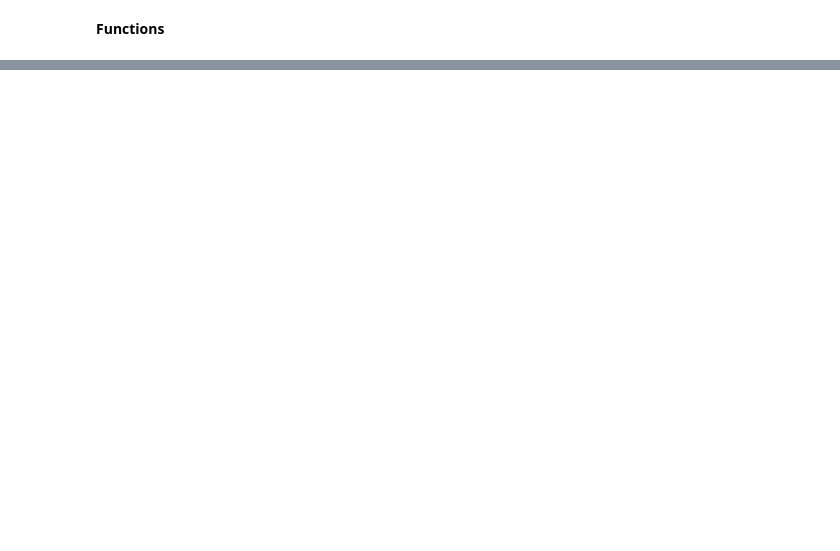
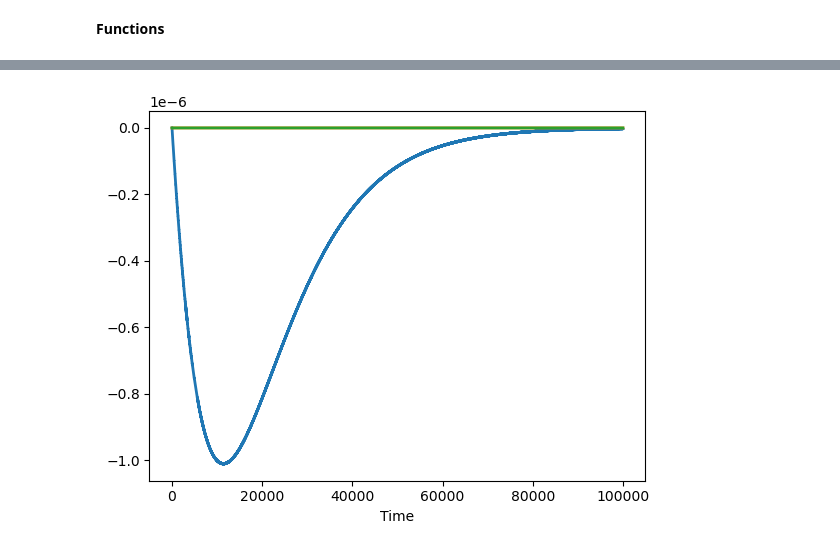
Before and after one commit to kolekeita/Project_article_Okaingny, a Jupyter notebook: Codes/Untitled.ipynb, the cells around one changed output, grey strips where cells are left out. Drawn from its saved outputs; the diff is of its cells as text; code cells hidden in the pictures; blank space fills up the shorter version.

```diff
--- a/Codes/Untitled.ipynb
+++ b/Codes/Untitled.ipynb
@@ -167,0 +219,10 @@ sol_RK4(1000*dt,10*Nt)
+# %%
+plt.figure()
+plt.plot(SOL[3,:],lw=2)
+plt.plot(SOL[4,:],lw=2)
+plt.plot(SOL[5,:],lw=2)
+#plt.legend()
+plt.xlabel('Time')
+plt.show()
+# %% [output]
+[figure, added]
```
Also changed, not shown: parts of 13 cells of this notebook, 5 other files.
